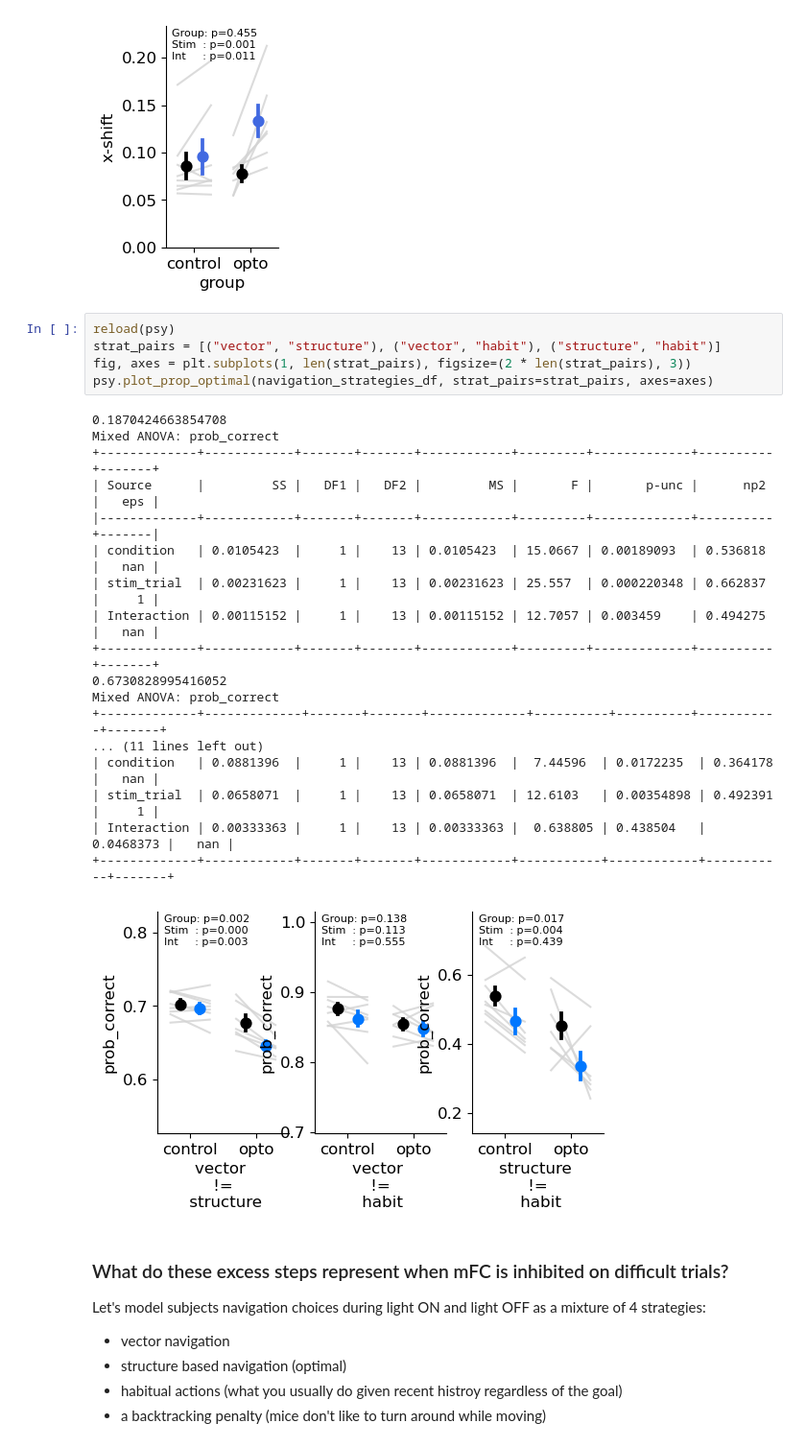
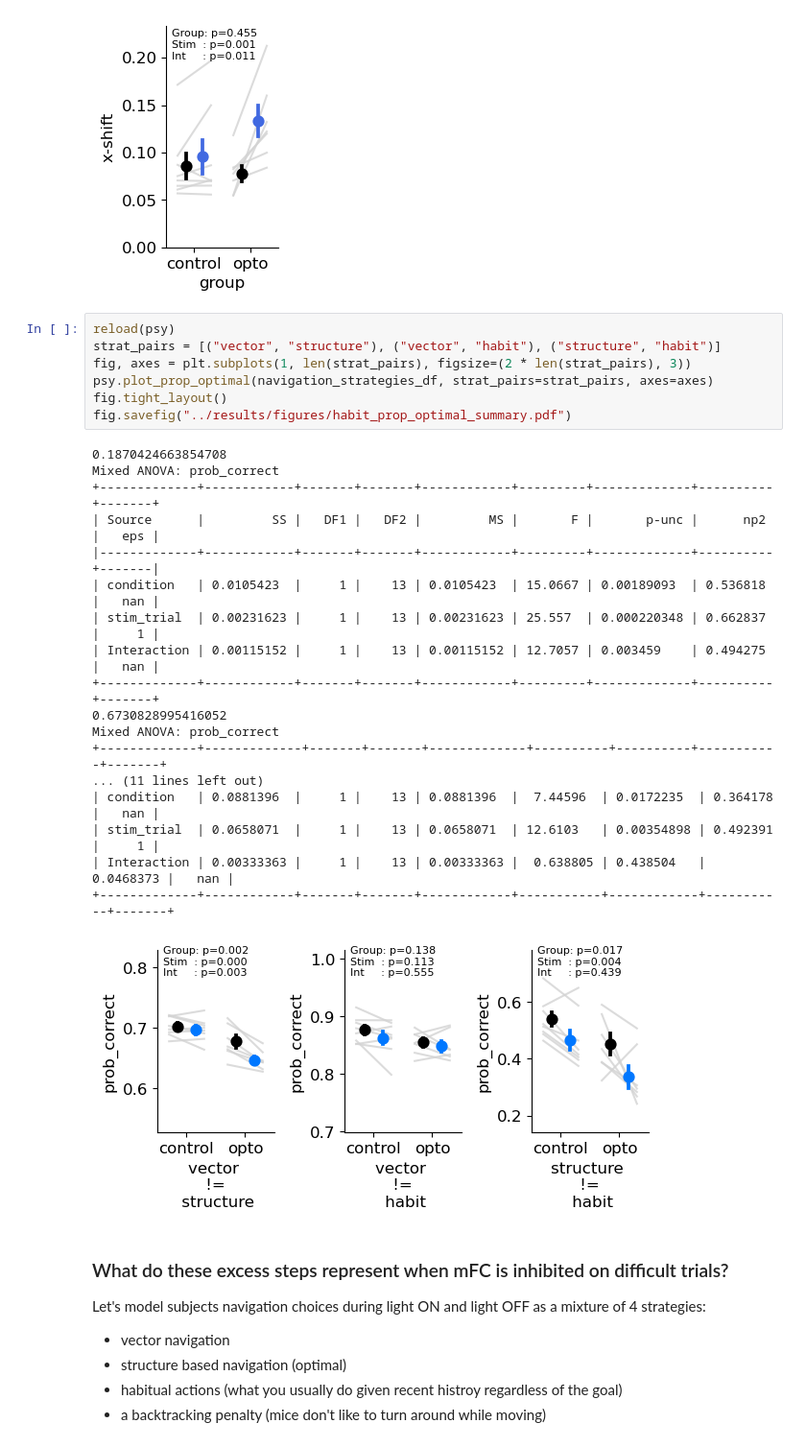
Before and after one commit to peterdoohan/goalNav_mFC-opto3, a Jupyter notebook: code/Notebooks/performance_metrics.ipynb, the cells around one changed output. Shown at 96% size. Cells and saved outputs as stored; diff of their text form.

```diff
--- a/code/Notebooks/performance_metrics.ipynb
+++ b/code/Notebooks/performance_metrics.ipynb
@@ -617,27 +617,29 @@ Text(-24.234375, 0.5, 'x-shift')
 # %%
 reload(psy)
 strat_pairs = [("vector", "structure"), ("vector", "habit"), ("structure", "habit")]
 fig, axes = plt.subplots(1, len(strat_pairs), figsize=(2 * len(strat_pairs), 3))
 psy.plot_prop_optimal(navigation_strategies_df, strat_pairs=strat_pairs, axes=axes)
+fig.tight_layout()
+fig.savefig("../results/figures/habit_prop_optimal_summary.pdf")
 # %% [output]
 0.1870424663854708
 Mixed ANOVA: prob_correct
 +-------------+------------+-------+-------+------------+---------+-------------+----------+-------+
 | Source      |         SS |   DF1 |   DF2 |         MS |       F |       p-unc |      np2 |   eps |
 |-------------+------------+-------+-------+------------+---------+-------------+----------+-------|
 | condition   | 0.0105423  |     1 |    13 | 0.0105423  | 15.0667 | 0.00189093  | 0.536818 |   nan |
 | stim_trial  | 0.00231623 |     1 |    13 | 0.00231623 | 25.557  | 0.000220348 | 0.662837 |     1 |
 | Interaction | 0.00115152 |     1 |    13 | 0.00115152 | 12.7057 | 0.003459    | 0.494275 |   nan |
 +-------------+------------+-------+-------+------------+---------+-------------+----------+-------+
 0.6730828995416052
 Mixed ANOVA: prob_correct
 +-------------+-------------+-------+-------+-------------+----------+----------+-----------+-------+
 ... (11 lines left out)
 | condition   | 0.0881396  |     1 |    13 | 0.0881396  |  7.44596  | 0.0172235  | 0.364178  |   nan |
 | stim_trial  | 0.0658071  |     1 |    13 | 0.0658071  | 12.6103   | 0.00354898 | 0.492391  |     1 |
 | Interaction | 0.00333363 |     1 |    13 | 0.00333363 |  0.638805 | 0.438504   | 0.0468373 |   nan |
 +-------------+------------+-------+-------+------------+-----------+------------+-----------+-------+
-[figure, old version]
+[figure, new version]
 # %% [markdown]
 ### What do these excess steps represent when mFC is inhibited on difficult trials?
 Let's model subjects navigation choices during light ON and light OFF as a mixture of 4 strategies:
```
Also changed, not shown: parts of 6 cells of this notebook.
